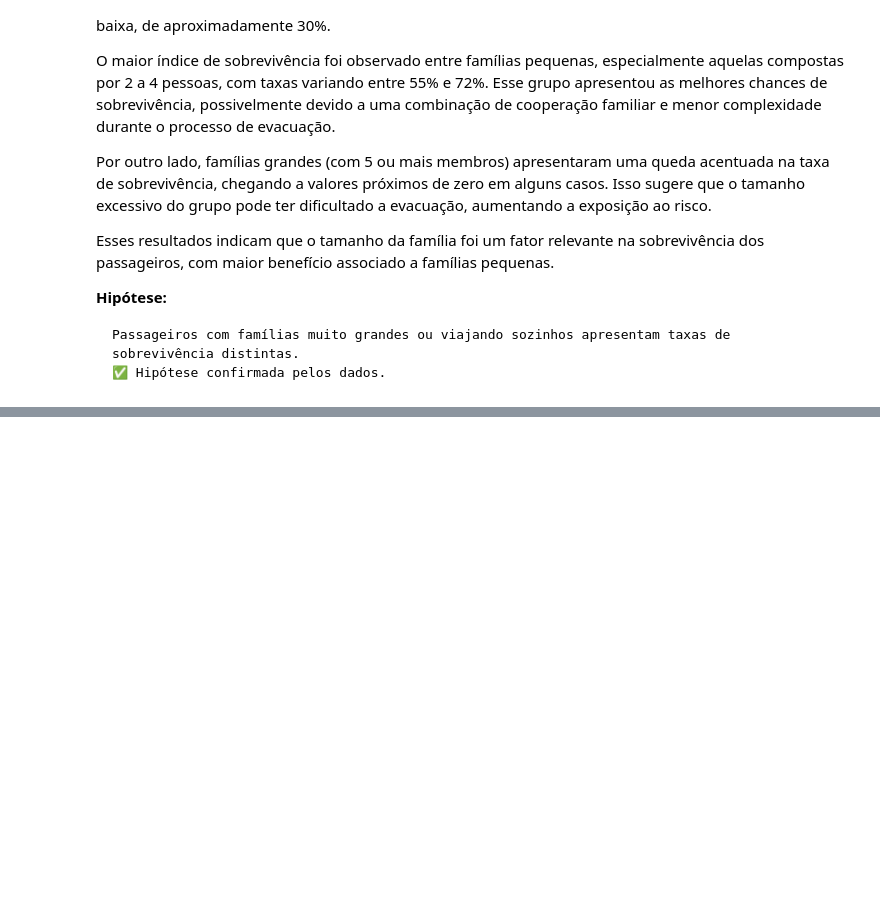
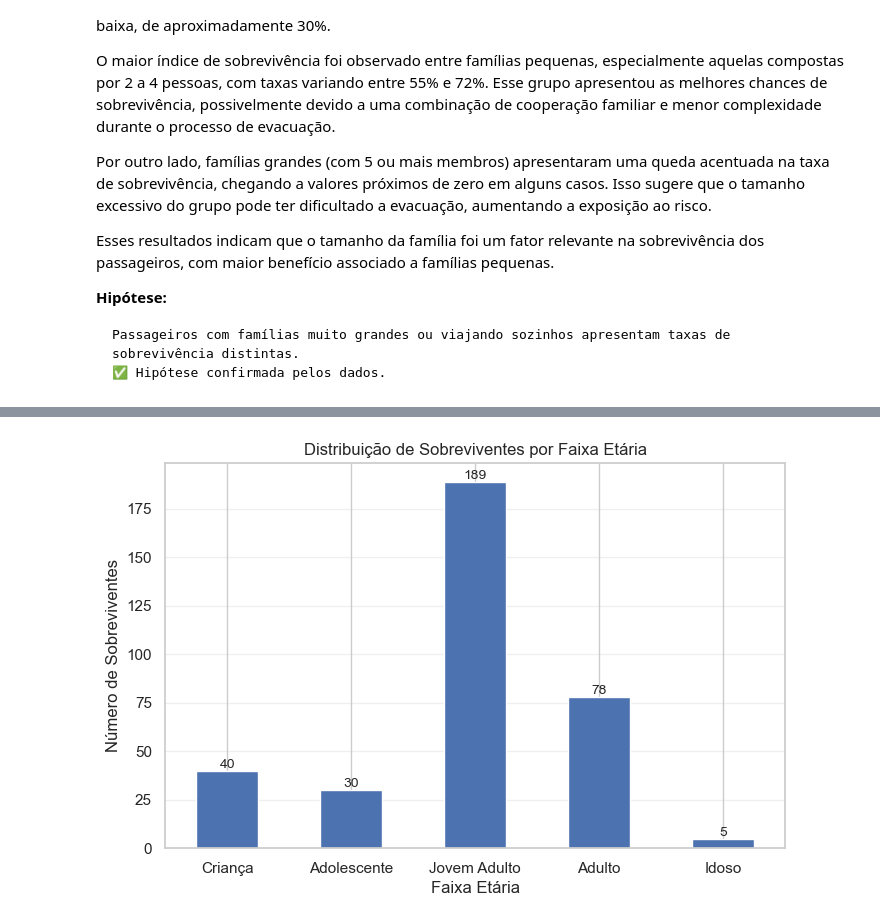
Before and after one commit to wellitonrocha/data_science_journey, a Jupyter notebook: Semana03_Python_Titanic/titanic_analysis.ipynb, the cells around one changed output, grey strips where cells are left out. Saved outputs shown, nothing was run; the diff lists cells and outputs as text; code cells hidden in the pictures; blank space fills up the shorter version.

```diff
--- a/Semana03_Python_Titanic/titanic_analysis.ipynb
+++ b/Semana03_Python_Titanic/titanic_analysis.ipynb
@@ -633,0 +715,24 @@ Passageiros com famílias muito grandes ou viajando sozinhos apresentam taxas de
+# %%
+# Gráfico distribuição de sobreviventes por faixa etária
+plt.figure(figsize=(8, 5))
+ax = survivors_by_agegroup.plot(kind='bar')
+
+plt.title('Distribuição de Sobreviventes por Faixa Etária')
+plt.xlabel('Faixa Etária')
+plt.ylabel('Número de Sobreviventes')
+plt.xticks(rotation=0)
+plt.grid(axis='y', alpha=0.3)
+
+# Adicionando rótulos de dados
+for p in ax.patches:
+    ax.annotate(
+        f'{int(p.get_height())}',
+        (p.get_x() + p.get_width() / 2., p.get_height()),
+        ha='center',
+        va='bottom',
+        fontsize=10
+    )
+
+plt.show()
+# %% [output]
+[figure, added]
```
Also changed, not shown: parts of 24 cells of this notebook, 1 other file.
